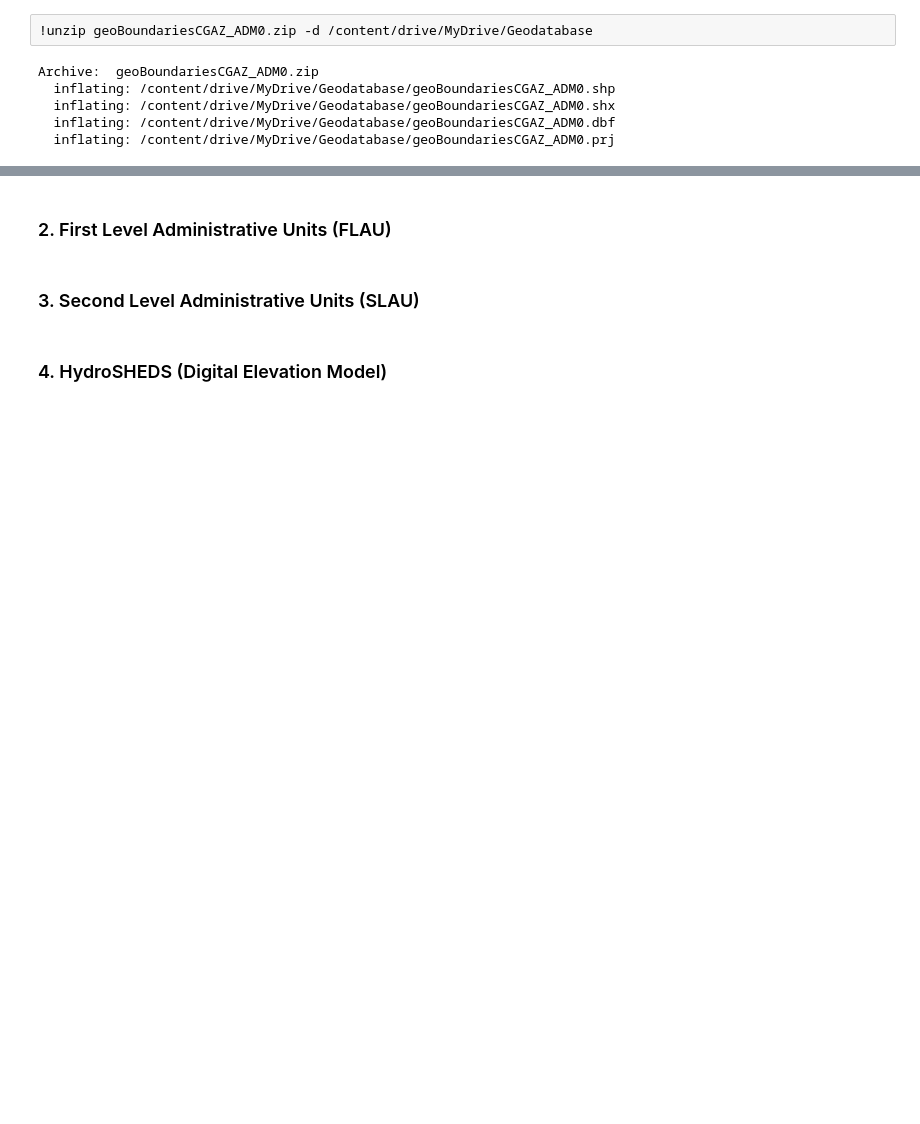
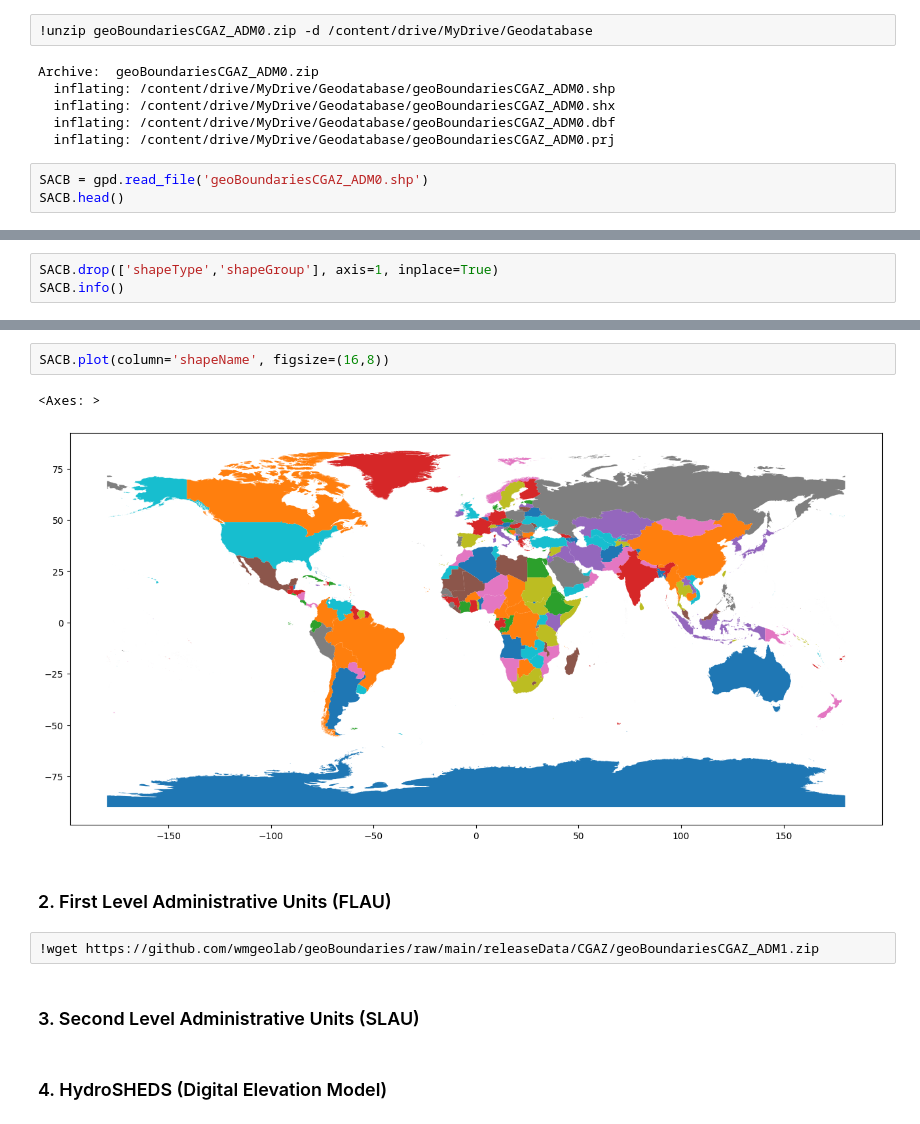
Before and after one commit to CarlosMendez1997Col/GeoDatabases-And-Cloud-Computing-For-Water-Resources-Management, a Jupyter notebook: 1-Creation Geodatabase/Download_and_Geoprocessing_Databases_in_Google_Colab.ipynb, the cells around one changed output, grey strips where cells are left out. Saved outputs shown, nothing was run; the diff lists cells and outputs as text; blank space fills up the shorter version.

```diff
--- a/1-Creation Geodatabase/Download_and_Geoprocessing_Databases_in_Google_Colab.ipynb
+++ b/1-Creation Geodatabase/Download_and_Geoprocessing_Databases_in_Google_Colab.ipynb
@@ -127,3 +144,6 @@ Archive:  geoBoundariesCGAZ_ADM0.zip
   inflating: /content/drive/MyDrive/Geodatabase/geoBoundariesCGAZ_ADM0.shx
   inflating: /content/drive/MyDrive/Geodatabase/geoBoundariesCGAZ_ADM0.dbf
   inflating: /content/drive/MyDrive/Geodatabase/geoBoundariesCGAZ_ADM0.prj
+# %%
+SACB = gpd.read_file('geoBoundariesCGAZ_ADM0.shp')
+SACB.head()
@@ -129,0 +157,3 @@ Archive:  geoBoundariesCGAZ_ADM0.zip
+# %%
+SACB.drop(['shapeType','shapeGroup'], axis=1, inplace=True)
+SACB.info()
@@ -130,5 +170,12 @@ Archive:  geoBoundariesCGAZ_ADM0.zip
+# %%
+SACB.plot(column='shapeName', figsize=(16,8))
+# %% [output]
+<Axes: >
+[figure, added]
 # %% [markdown]
 ### 2. First Level Administrative Units (FLAU)
+# %%
+!wget https://github.com/wmgeolab/geoBoundaries/raw/main/releaseData/CGAZ/geoBoundariesCGAZ_ADM1.zip
 # %% [markdown]
 ### 3. Second Level Administrative Units (SLAU)
 # %% [markdown]
```
Also changed, not shown: parts of 9 cells of this notebook.
